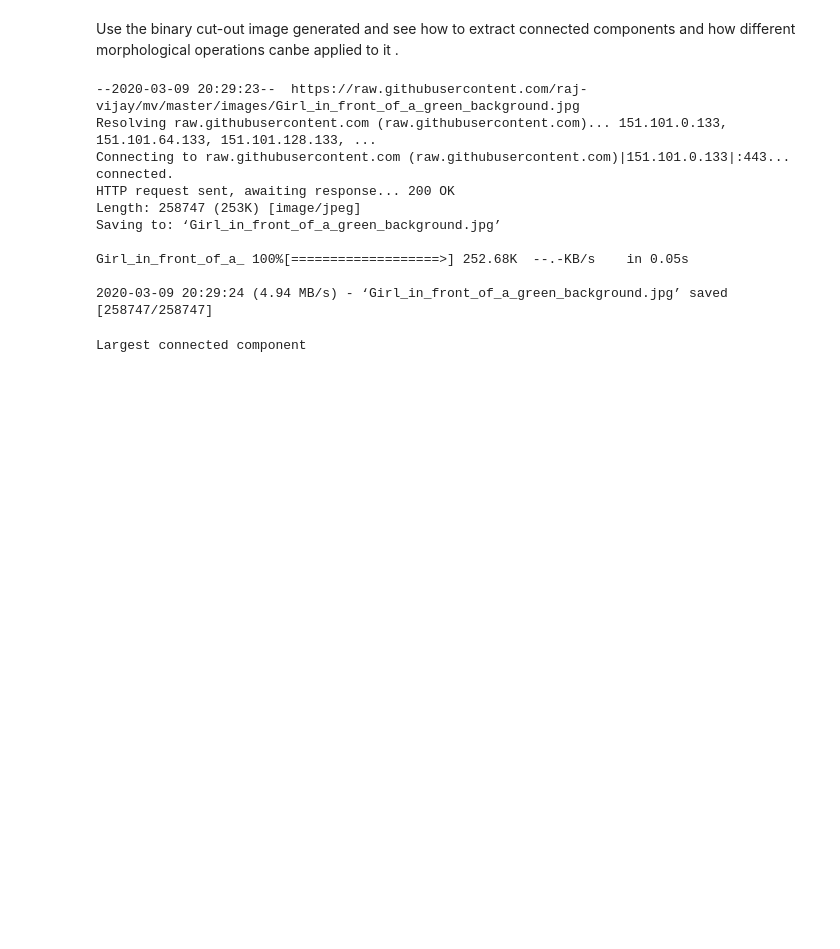
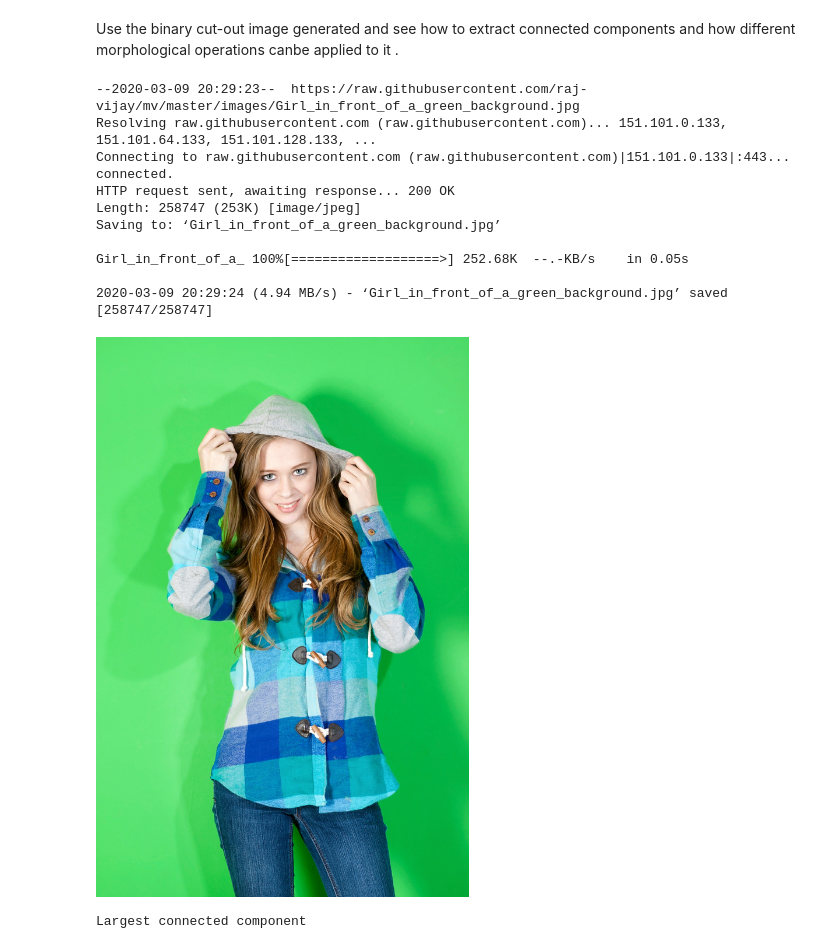
Before and after one commit to raj-vijay/mv, a Jupyter notebook: 06_Lab_5_Binary_images.ipynb, the cells around one changed output. Drawn from its saved outputs; the diff is of its cells as text; code cells hidden in the pictures; blank space fills up the shorter version.

Commit message:
Binary Image Processing and Operations: Google Colaboratory

```diff
--- a/06_Lab_5_Binary_images.ipynb
+++ b/06_Lab_5_Binary_images.ipynb
@@ -22,6 +22,12 @@ Saving to: ‘Girl_in_front_of_a_green_background.jpg’
 Girl_in_front_of_a_ 100%[===================>] 252.68K  --.-KB/s    in 0.05s
 
 2020-03-09 20:29:24 (4.94 MB/s) - ‘Girl_in_front_of_a_green_background.jpg’ saved [258747/258747]
+# %%
+input_img = cv2.imread("Girl_in_front_of_a_green_background.jpg")
+# cv2.imshow("input", input_img)
+cv2_imshow(input_img)
+# %% [output]
+[figure, added]
 # %%
 def area_and_perimeter(binary):
     A=0
```
Also changed, not shown: parts of 1 cell of this notebook.
